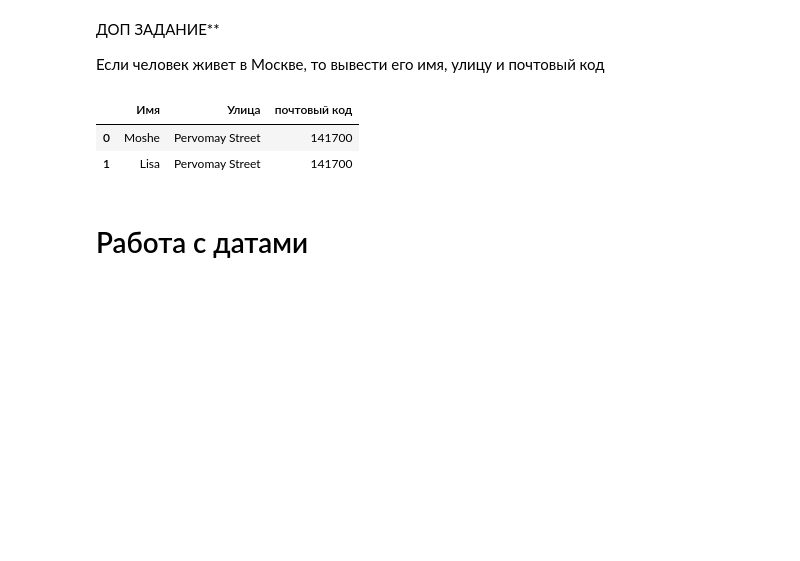
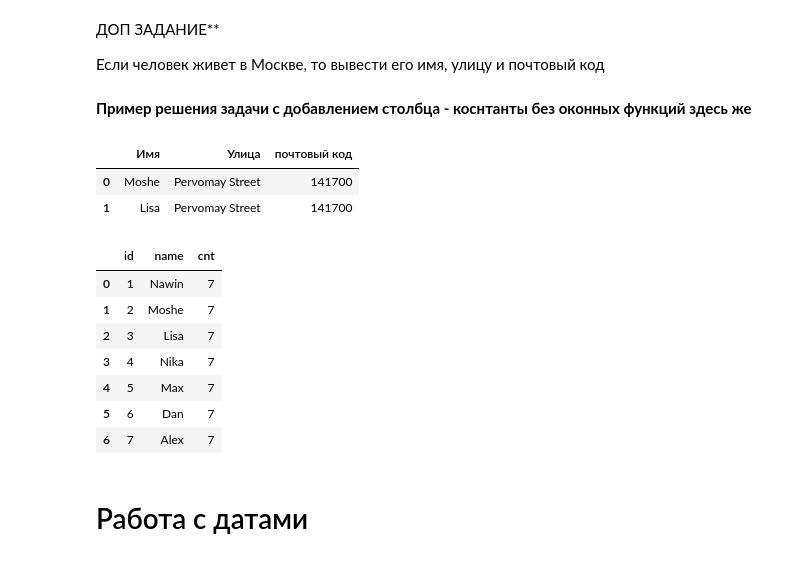
Before and after one commit to Konstantin-Larionov/ds_sb_2020_homework, a Jupyter notebook: Копия_блокнота_"More_about_SQL_solved_ipynb".ipynb, the cells around one changed output. Drawn from its saved outputs; the diff is of its cells as text; code cells hidden in the pictures; blank space fills up the shorter version.

```diff
--- a/Копия_блокнота_"More_about_SQL_solved_ipynb".ipynb
+++ b/Копия_блокнота_"More_about_SQL_solved_ipynb".ipynb
@@ -478,6 +478,8 @@ ORDER BY country;
 ДОП ЗАДАНИЕ**
 
 Если человек живет в Москве, то вывести его имя, улицу и почтовый код
+# %% [markdown]
+**Пример решения задачи с добавлением столбца - коснтанты без оконных функций здесь же**
 # %%
 pd.read_sql('''
 SELECT
@@ -500,6 +502,25 @@ FROM
 |  | Имя | Улица | почтовый код |
 | 0 | Moshe | Pervomay Street | 141700 |
 | 1 | Lisa | Pervomay Street | 141700 |
+# %%
+pd.read_sql('''
+with V as
+(SELECT count(id) cnt
+FROM person)
+select *
+from person
+left join V
+;
+''', connection)
+# %% [output]
+|  | id | name | cnt |
+| 0 | 1 | Nawin | 7 |
+| 1 | 2 | Moshe | 7 |
+| 2 | 3 | Lisa | 7 |
+| 3 | 4 | Nika | 7 |
+| 4 | 5 | Max | 7 |
+| 5 | 6 | Dan | 7 |
+| 6 | 7 | Alex | 7 |
 # %% [markdown]
 # Работа с датами
 # %% [markdown]
```
